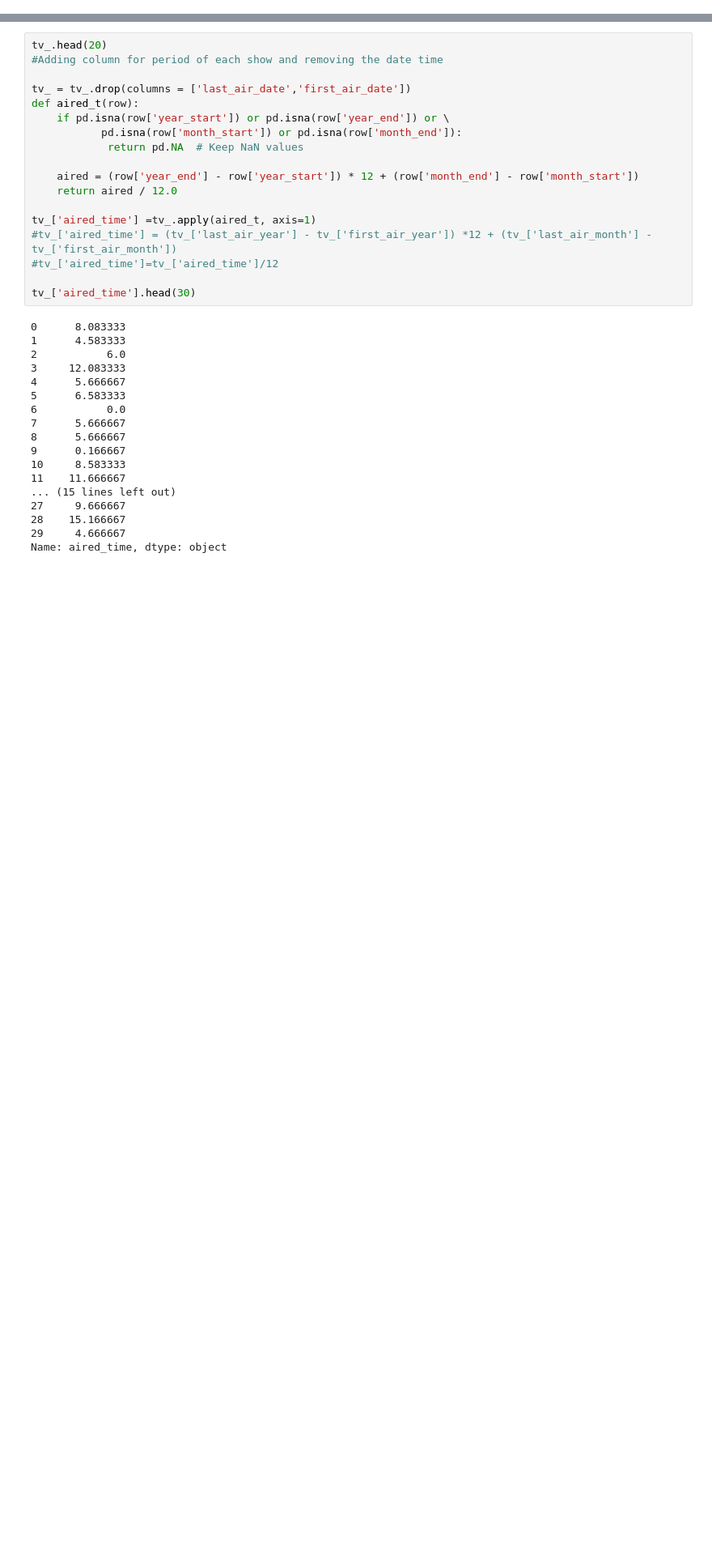
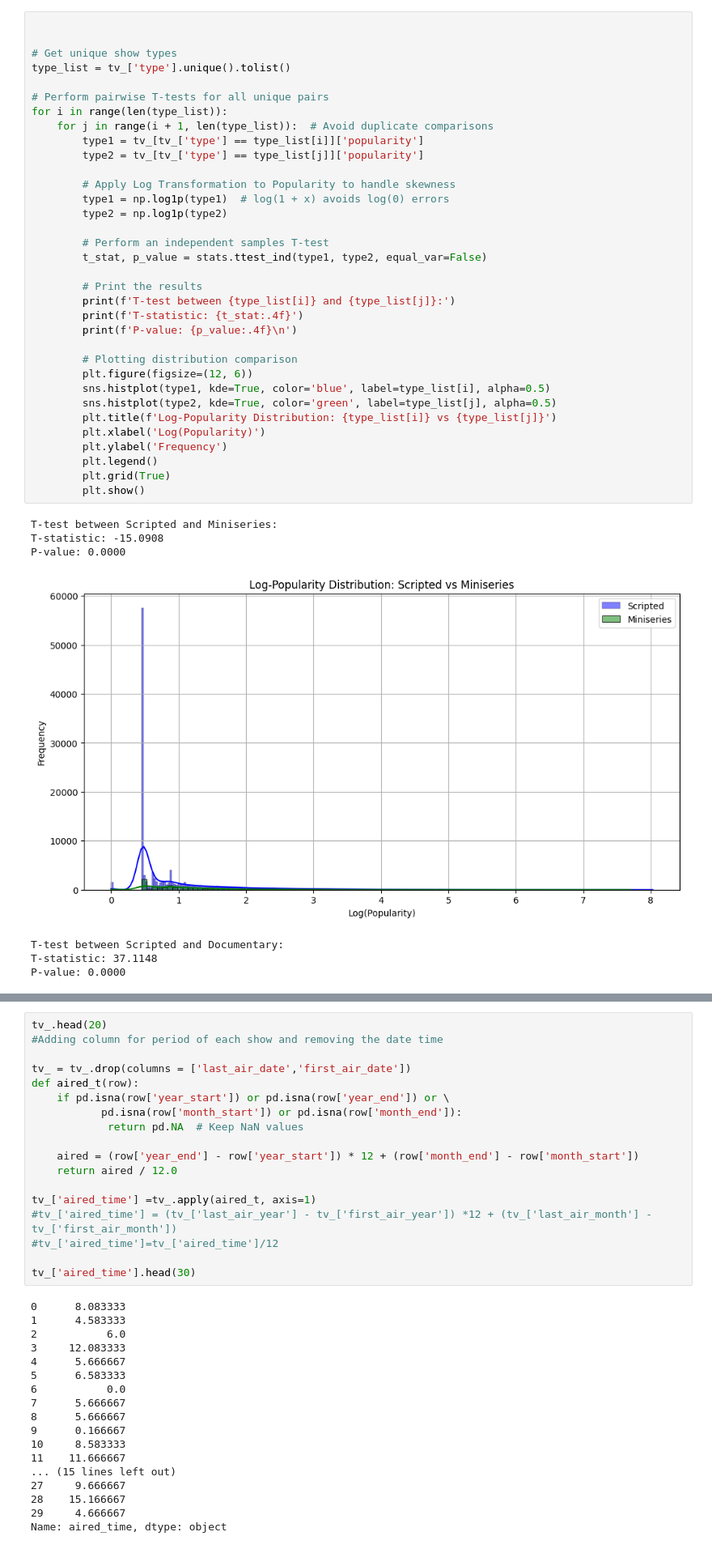
Before and after one commit to omerkobi/MLproject, a Jupyter notebook: EDA.ipynb, the cells around one changed output, grey strips where cells are left out. Shown at 81% size. Drawn from its saved outputs; the diff is of its cells as text; blank space fills up the shorter version.

```diff
--- a/EDA.ipynb
+++ b/EDA.ipynb
@@ -29,0 +214,42 @@ Data columns (total 27 columns):
+# %%
+
+
+# Get unique show types
+type_list = tv_['type'].unique().tolist()
+
+# Perform pairwise T-tests for all unique pairs
+for i in range(len(type_list)):
+    for j in range(i + 1, len(type_list)):  # Avoid duplicate comparisons
+        type1 = tv_[tv_['type'] == type_list[i]]['popularity']
+        type2 = tv_[tv_['type'] == type_list[j]]['popularity']
+
+        # Apply Log Transformation to Popularity to handle skewness
+        type1 = np.log1p(type1)  # log(1 + x) avoids log(0) errors
+        type2 = np.log1p(type2)
+
+        # Perform an independent samples T-test
+        t_stat, p_value = stats.ttest_ind(type1, type2, equal_var=False)
+
+        # Print the results
+        print(f'T-test between {type_list[i]} and {type_list[j]}:')
+        print(f'T-statistic: {t_stat:.4f}')
+        print(f'P-value: {p_value:.4f}\n')
+
+        # Plotting distribution comparison
+        plt.figure(figsize=(12, 6))
+        sns.histplot(type1, kde=True, color='blue', label=type_list[i], alpha=0.5)
+        sns.histplot(type2, kde=True, color='green', label=type_list[j], alpha=0.5)
+        plt.title(f'Log-Popularity Distribution: {type_list[i]} vs {type_list[j]}')
+        plt.xlabel('Log(Popularity)')
+        plt.ylabel('Frequency')
+        plt.legend()
+        plt.grid(True)
+        plt.show()
+# %% [output]
+T-test between Scripted and Miniseries:
+T-statistic: -15.0908
+P-value: 0.0000
+[figure, added]
+T-test between Scripted and Documentary:
+T-statistic: 37.1148
+P-value: 0.0000
```
Also changed, not shown: parts of 25 cells of this notebook, 4 other files.
